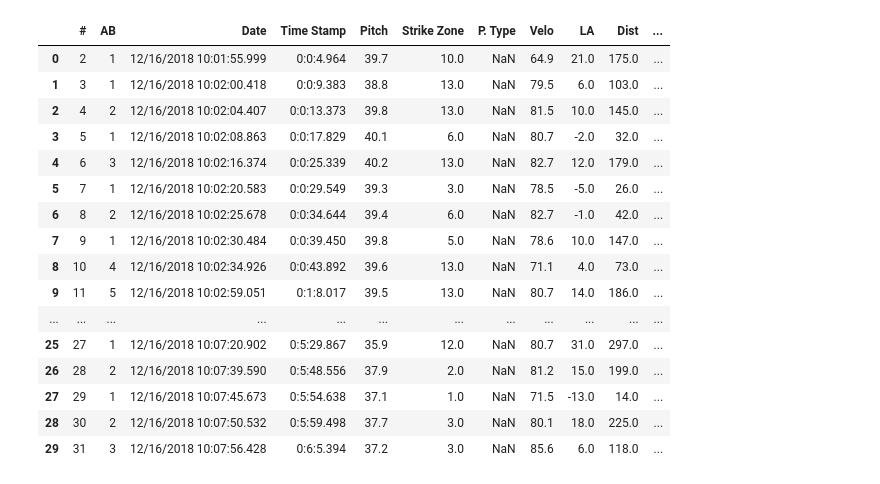
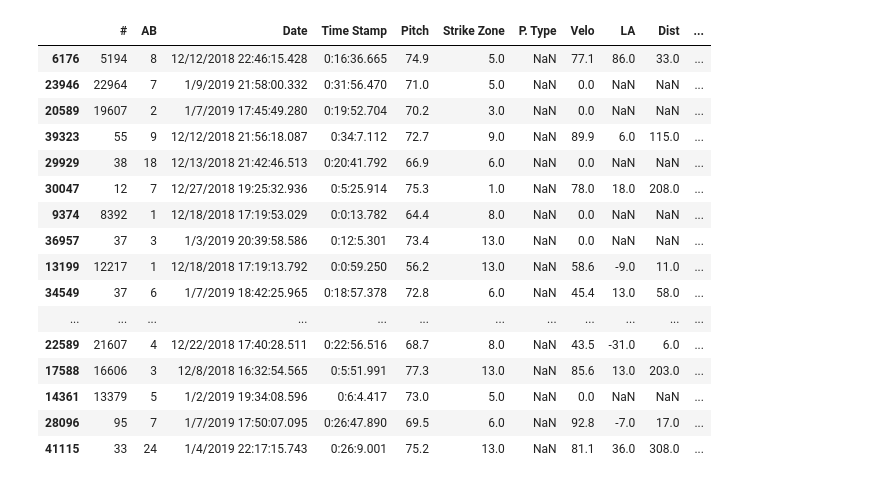
Before and after one commit to sumairshah/Driveline-Hitters, a Jupyter notebook: emailrecords2.ipynb, the cells around one changed output. Cells and saved outputs as stored; diff of their text form; code cells hidden in the pictures.

```diff
--- a/emailrecords2.ipynb
+++ b/emailrecords2.ipynb
@@ -175,24 +167,24 @@ c:\tmp\msgs\SaylerShankHittingSessions12272018to12272018_data.csv reading error
 c:\tmp\msgs\ThomasReindlHittingSessions12272018to12272018_data.csv reading error
 # %%
-df.head(30)
+df.sample(30)
 # %% [output]
 |  | # | AB | Date | Time Stamp | Pitch | Strike Zone | P. Type | Velo | LA | Dist | ... |
-| 0 | 2 | 1 | 12/16/2018 10:01:55.999 | 0:0:4.964 | 39.7 | 10.0 | NaN | 64.9 | 21.0 | 175.0 | ... |
-| 1 | 3 | 1 | 12/16/2018 10:02:00.418 | 0:0:9.383 | 38.8 | 13.0 | NaN | 79.5 | 6.0 | 103.0 | ... |
-| 2 | 4 | 2 | 12/16/2018 10:02:04.407 | 0:0:13.373 | 39.8 | 13.0 | NaN | 81.5 | 10.0 | 145.0 | ... |
-| 3 | 5 | 1 | 12/16/2018 10:02:08.863 | 0:0:17.829 | 40.1 | 6.0 | NaN | 80.7 | -2.0 | 32.0 | ... |
-| 4 | 6 | 3 | 12/16/2018 10:02:16.374 | 0:0:25.339 | 40.2 | 13.0 | NaN | 82.7 | 12.0 | 179.0 | ... |
-| 5 | 7 | 1 | 12/16/2018 10:02:20.583 | 0:0:29.549 | 39.3 | 3.0 | NaN | 78.5 | -5.0 | 26.0 | ... |
-| 6 | 8 | 2 | 12/16/2018 10:02:25.678 | 0:0:34.644 | 39.4 | 6.0 | NaN | 82.7 | -1.0 | 42.0 | ... |
-| 7 | 9 | 1 | 12/16/2018 10:02:30.484 | 0:0:39.450 | 39.8 | 5.0 | NaN | 78.6 | 10.0 | 147.0 | ... |
-| 8 | 10 | 4 | 12/16/2018 10:02:34.926 | 0:0:43.892 | 39.6 | 13.0 | NaN | 71.1 | 4.0 | 73.0 | ... |
-| 9 | 11 | 5 | 12/16/2018 10:02:59.051 | 0:1:8.017 | 39.5 | 13.0 | NaN | 80.7 | 14.0 | 186.0 | ... |
+| 6176 | 5194 | 8 | 12/12/2018 22:46:15.428 | 0:16:36.665 | 74.9 | 5.0 | NaN | 77.1 | 86.0 | 33.0 | ... |
+| 23946 | 22964 | 7 | 1/9/2019 21:58:00.332 | 0:31:56.470 | 71.0 | 5.0 | NaN | 0.0 | NaN | NaN | ... |
+| 20589 | 19607 | 2 | 1/7/2019 17:45:49.280 | 0:19:52.704 | 70.2 | 3.0 | NaN | 0.0 | NaN | NaN | ... |
+| 39323 | 55 | 9 | 12/12/2018 21:56:18.087 | 0:34:7.112 | 72.7 | 9.0 | NaN | 89.9 | 6.0 | 115.0 | ... |
+| 29929 | 38 | 18 | 12/13/2018 21:42:46.513 | 0:20:41.792 | 66.9 | 6.0 | NaN | 0.0 | NaN | NaN | ... |
+| 30047 | 12 | 7 | 12/27/2018 19:25:32.936 | 0:5:25.914 | 75.3 | 1.0 | NaN | 78.0 | 18.0 | 208.0 | ... |
+| 9374 | 8392 | 1 | 12/18/2018 17:19:53.029 | 0:0:13.782 | 64.4 | 8.0 | NaN | 0.0 | NaN | NaN | ... |
+| 36957 | 37 | 3 | 1/3/2019 20:39:58.586 | 0:12:5.301 | 73.4 | 13.0 | NaN | 0.0 | NaN | NaN | ... |
+| 13199 | 12217 | 1 | 12/18/2018 17:19:13.792 | 0:0:59.250 | 56.2 | 13.0 | NaN | 58.6 | -9.0 | 11.0 | ... |
+| 34549 | 37 | 6 | 1/7/2019 18:42:25.965 | 0:18:57.378 | 72.8 | 6.0 | NaN | 45.4 | 13.0 | 58.0 | ... |
 | ... | ... | ... | ... | ... | ... | ... | ... | ... | ... | ... | ... |
-| 25 | 27 | 1 | 12/16/2018 10:07:20.902 | 0:5:29.867 | 35.9 | 12.0 | NaN | 80.7 | 31.0 | 297.0 | ... |
-| 26 | 28 | 2 | 12/16/2018 10:07:39.590 | 0:5:48.556 | 37.9 | 2.0 | NaN | 81.2 | 15.0 | 199.0 | ... |
-| 27 | 29 | 1 | 12/16/2018 10:07:45.673 | 0:5:54.638 | 37.1 | 1.0 | NaN | 71.5 | -13.0 | 14.0 | ... |
-| 28 | 30 | 2 | 12/16/2018 10:07:50.532 | 0:5:59.498 | 37.7 | 3.0 | NaN | 80.1 | 18.0 | 225.0 | ... |
-| 29 | 31 | 3 | 12/16/2018 10:07:56.428 | 0:6:5.394 | 37.2 | 3.0 | NaN | 85.6 | 6.0 | 118.0 | ... |
+| 22589 | 21607 | 4 | 12/22/2018 17:40:28.511 | 0:22:56.516 | 68.7 | 8.0 | NaN | 43.5 | -31.0 | 6.0 | ... |
+| 17588 | 16606 | 3 | 12/8/2018 16:32:54.565 | 0:5:51.991 | 77.3 | 13.0 | NaN | 85.6 | 13.0 | 203.0 | ... |
+| 14361 | 13379 | 5 | 1/2/2019 19:34:08.596 | 0:6:4.417 | 73.0 | 5.0 | NaN | 0.0 | NaN | NaN | ... |
+| 28096 | 95 | 7 | 1/7/2019 17:50:07.095 | 0:26:47.890 | 69.5 | 6.0 | NaN | 92.8 | -7.0 | 17.0 | ... |
+| 41115 | 33 | 24 | 1/4/2019 22:17:15.743 | 0:26:9.001 | 75.2 | 13.0 | NaN | 81.1 | 36.0 | 308.0 | ... |
 # %%
 cols = df.columns
 clist = cols.tolist()
```
Also changed, not shown: parts of 11 cells of this notebook.
